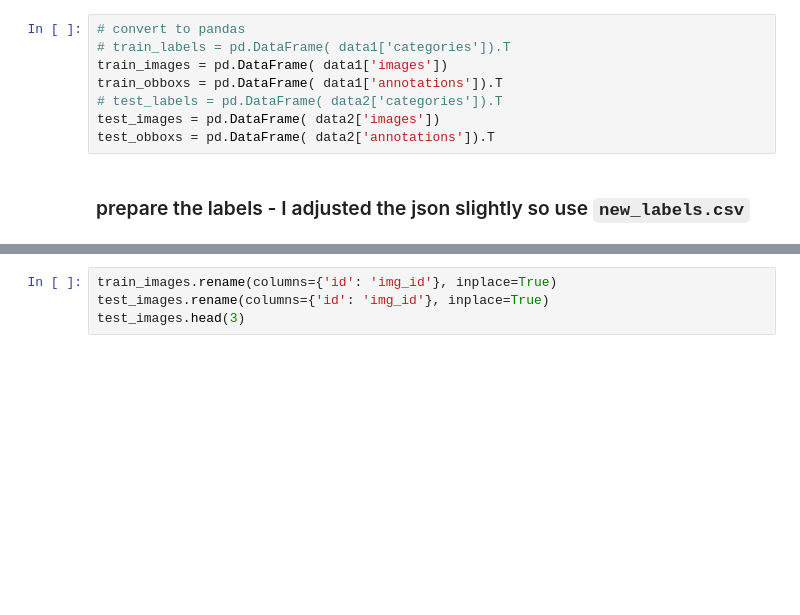
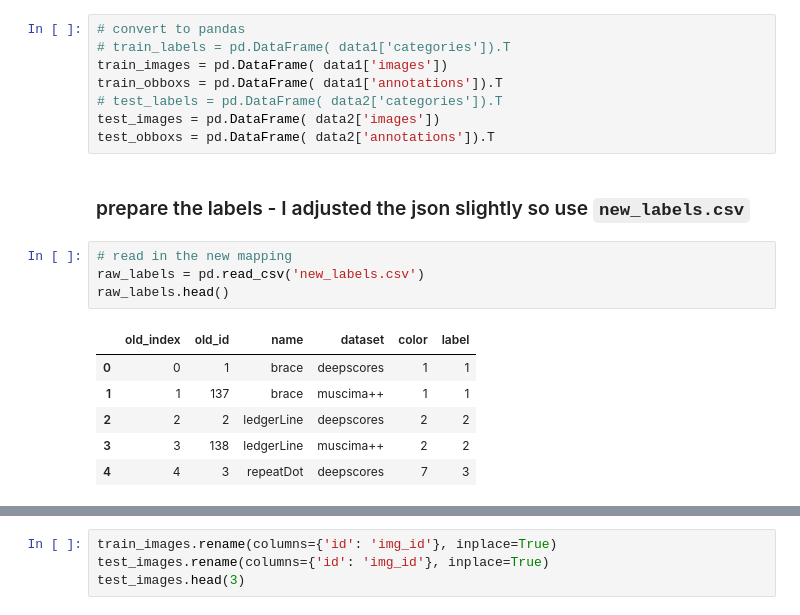
Before and after one commit to dmgonzalez8/OMR, a Jupyter notebook: torch setup and feature engineering.ipynb, the cells around one changed output, grey strips where cells are left out. Saved outputs shown, nothing was run; the diff lists cells and outputs as text; blank space fills up the shorter version.

```diff
--- a/torch setup.ipynb
+++ b/torch setup and feature engineering.ipynb
@@ -39,4 +39,15 @@ test_images = pd.DataFrame( data2['images'])
 test_obboxs = pd.DataFrame( data2['annotations']).T
 # %% [markdown]
 ### prepare the labels - I adjusted the json slightly so use `new_labels.csv`
+# %%
+# read in the new mapping
+raw_labels = pd.read_csv('new_labels.csv')
+raw_labels.head()
+# %% [output]
+|  | old_index | old_id | name | dataset | color | label |
+| 0 | 0 | 1 | brace | deepscores | 1 | 1 |
+| 1 | 1 | 137 | brace | muscima++ | 1 | 1 |
+| 2 | 2 | 2 | ledgerLine | deepscores | 2 | 2 |
+| 3 | 3 | 138 | ledgerLine | muscima++ | 2 | 2 |
+| 4 | 4 | 3 | repeatDot | deepscores | 7 | 3 |
 # %%
```
Also changed, not shown: parts of 10 cells of this notebook.
